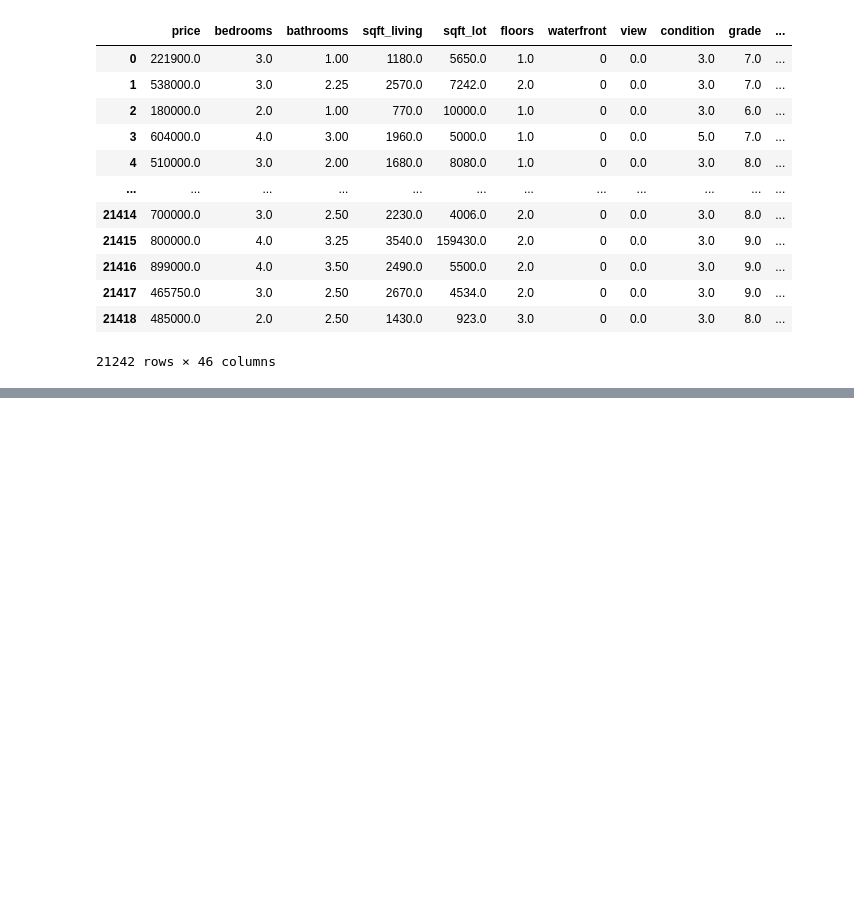
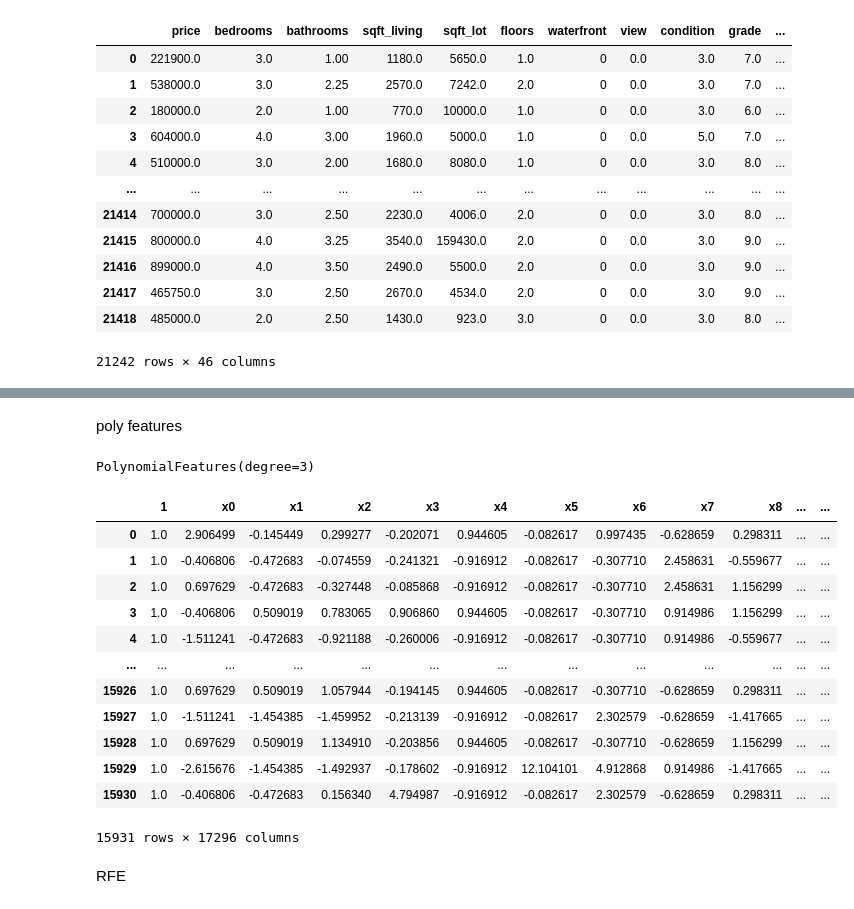
Before and after one commit to Somethingor/bsc-phase-two-project, a Jupyter notebook: notebooks/exploratory/member-2/MiddleGrades.ipynb, the cells around one changed output, grey strips where cells are left out. Cells and saved outputs as stored; diff of their text form; code cells hidden in the pictures; blank space fills up the shorter version.

```diff
--- a/notebooks/exploratory/member-2/MiddleGrades.ipynb
+++ b/notebooks/exploratory/member-2/MiddleGrades.ipynb
@@ -79,7 +83,7 @@ mid_grades
 # %%
 base_model = df.copy()
 
-X , y = base_model.drop(columns='price'), base_model[['price']]
+X , y = base_model.drop(columns=['price']), base_model[['price']]
 
 X_train, X_test, y_train, y_test = train_test_split(X, y, random_state=8)
 # %%
@@ -142,12 +153,14 @@ df_price_log = np.log(y_train) #['log_price']
 scaler.fit(df_price_log)
 y_scaled_log_price_train = scaler.transform(df_price_log)
 # %%
-model_scaled = LinearRegression()
-model_scaled.fit(X_train_scaled, y_scaled_log_price_train)
+model_scaled_log_price = LinearRegression()
+model_scaled_log_price.fit(X_train_scaled, y_scaled_log_price_train)
 
 # train_preds = model_scaled.predict(X_train)
-test_preds = model_scaled.predict(X_test_scaled)
+#test_preds = model_scaled.predict(X_test_scaled)
 
-cv_results = cross_val_score(model1, X_train_scaled, y_scaled_log_price_train, cv=5)
-cv_results
+cv_results = cross_val_score(model_scaled_log_price, X_train_scaled, y_scaled_log_price_train, cv=5)
+print(cv_results)
+cv_results_mean_scaled_ylog = np.mean(cross_val_score(model_scaled_log_price, X_train_scaled, y_scaled_log_price_train, cv=5,  scoring='neg_mean_squared_error'))
+print(cv_results_mean_scaled_ylog)
 # %% [output]
@@ -187,9 +188,27 @@ X_train2, X_test2, y_train2, y_test2 = train_test_split(X, y, random_state=8)
-# %%
-model_scaled = LinearRegression()
-model_scaled.fit(X_train_scaled, y_scaled_log_price_train)
-
-# train_preds = model_scaled.predict(X_train)
-test_preds = model_scaled.predict(X_test_scaled)
-
-cv_results = cross_val_score(model1, X_train_scaled, y_scaled_log_price_train, cv=5)
-cv_results
+# %% [markdown]
+poly features
+# %%
+pf = PolynomialFeatures(degree=3) #cubed
+
+
+# Fitting the PolynomialFeatures object
+pf.fit(X_train_scaled)
+# %% [output]
+PolynomialFeatures(degree=3)
+# %%
+pdf = pd.DataFrame(pf.transform(X_train_scaled), columns=pf.get_feature_names())
+pdf
+# %% [output]
+|  | 1 | x0 | x1 | x2 | x3 | x4 | x5 | x6 | x7 | x8 | ... | ... |
+| 0 | 1.0 | 2.906499 | -0.145449 | 0.299277 | -0.202071 | 0.944605 | -0.082617 | 0.997435 | -0.628659 | 0.298311 | ... | ... |
+| 1 | 1.0 | -0.406806 | -0.472683 | -0.074559 | -0.241321 | -0.916912 | -0.082617 | -0.307710 | 2.458631 | -0.559677 | ... | ... |
+| 2 | 1.0 | 0.697629 | -0.472683 | -0.327448 | -0.085868 | -0.916912 | -0.082617 | -0.307710 | 2.458631 | 1.156299 | ... | ... |
+| 3 | 1.0 | -0.406806 | 0.509019 | 0.783065 | 0.906860 | 0.944605 | -0.082617 | -0.307710 | 0.914986 | 1.156299 | ... | ... |
+| 4 | 1.0 | -1.511241 | -0.472683 | -0.921188 | -0.260006 | -0.916912 | -0.082617 | -0.307710 | 0.914986 | -0.559677 | ... | ... |
+| ... | ... | ... | ... | ... | ... | ... | ... | ... | ... | ... | ... | ... |
+| 15926 | 1.0 | 0.697629 | 0.509019 | 1.057944 | -0.194145 | 0.944605 | -0.082617 | -0.307710 | -0.628659 | 0.298311 | ... | ... |
+| 15927 | 1.0 | -1.511241 | -1.454385 | -1.459952 | -0.213139 | -0.916912 | -0.082617 | 2.302579 | -0.628659 | -1.417665 | ... | ... |
+| 15928 | 1.0 | 0.697629 | 0.509019 | 1.134910 | -0.203856 | 0.944605 | -0.082617 | -0.307710 | -0.628659 | 1.156299 | ... | ... |
+| 15929 | 1.0 | -2.615676 | -1.454385 | -1.492937 | -0.178602 | -0.916912 | 12.104101 | 4.912868 | 0.914986 | -1.417665 | ... | ... |
+| 15930 | 1.0 | -0.406806 | -0.472683 | 0.156340 | 4.794987 | -0.916912 | -0.082617 | 2.302579 | -0.628659 | 0.298311 | ... | ... |
+15931 rows × 17296 columns
@@ -195,0 +226,2 @@ cv_results
+# %% [markdown]
+RFE
```
Also changed, not shown: parts of 20 cells of this notebook.
